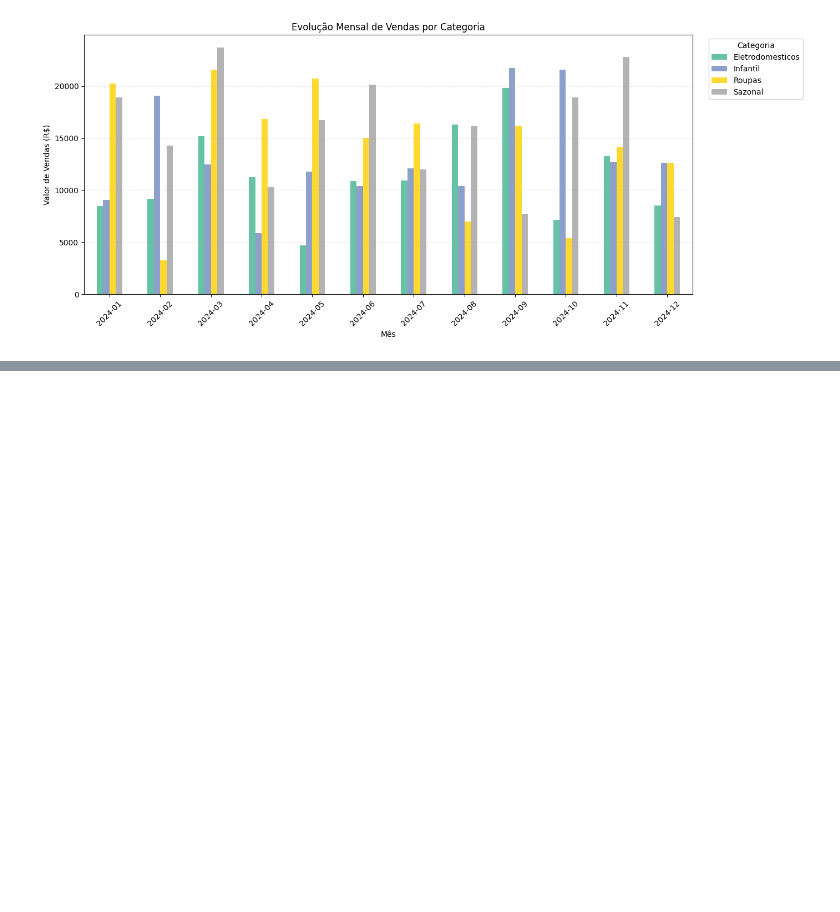
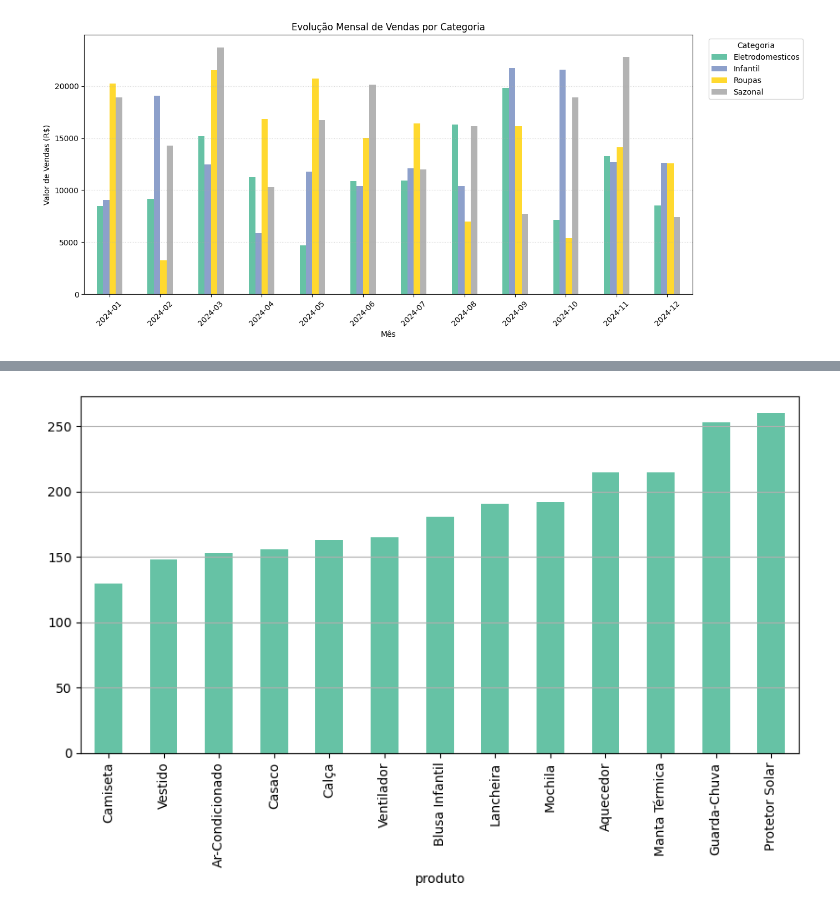
Before and after one commit to IIIgorMoura/PY-tratamento_analise_dados, a Jupyter notebook: main.ipynb, the cells around one changed output, grey strips where cells are left out. Drawn from its saved outputs; the diff is of its cells as text; code cells hidden in the pictures; blank space fills up the shorter version.

```diff
--- a/main.ipynb
+++ b/main.ipynb
@@ -343,0 +350,8 @@ Freq: M, Name: valor_venda, dtype: float64
+# %%
+# 4. Produtos mais vendidos (por volume) Objetivo: saber o que mais sai no caixa.
+quantidade_produtos_vendidos = df.groupby('produto')['quantidade'].sum().sort_values()
+
+quantidade_produtos_vendidos.plot(kind='bar', figsize=(10,5), colormap='Set2')
+plt.grid(axis='y')
+# %% [output]
+[figure, added]
```
Also changed, not shown: parts of 4 cells of this notebook, 1 other file.
